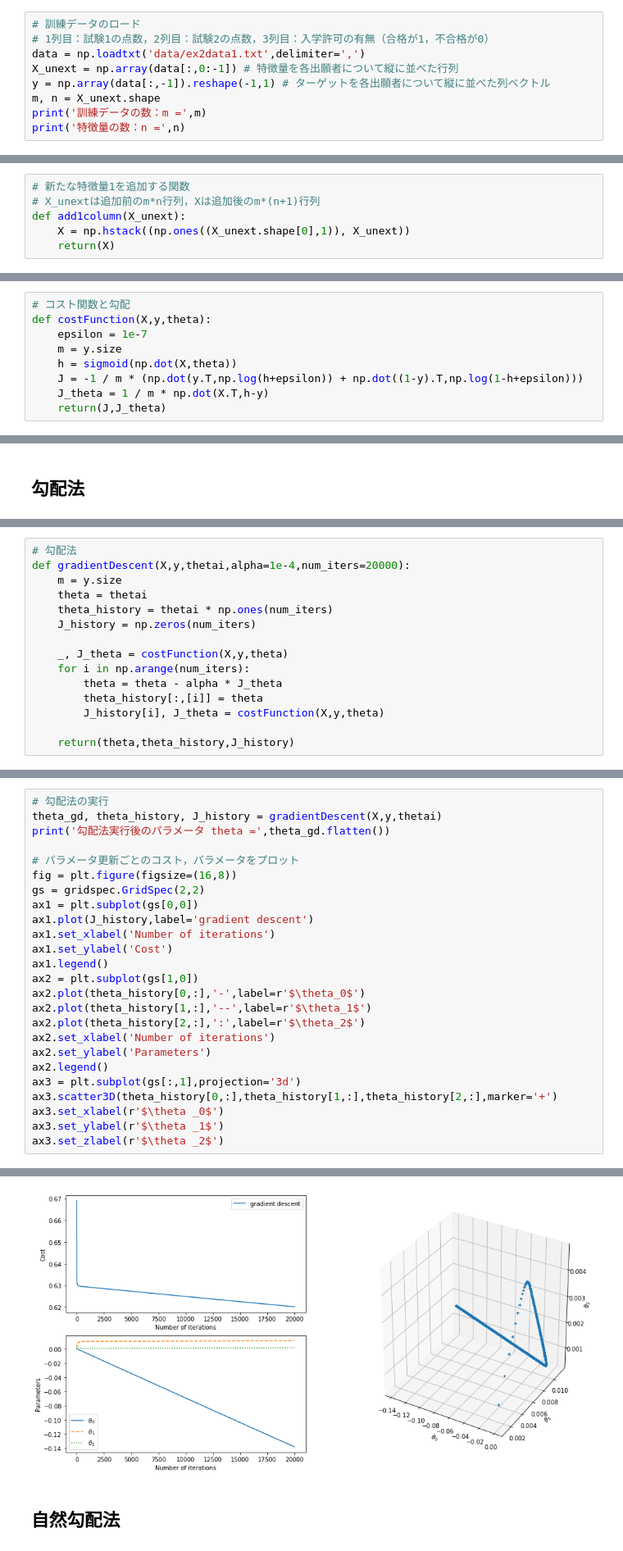
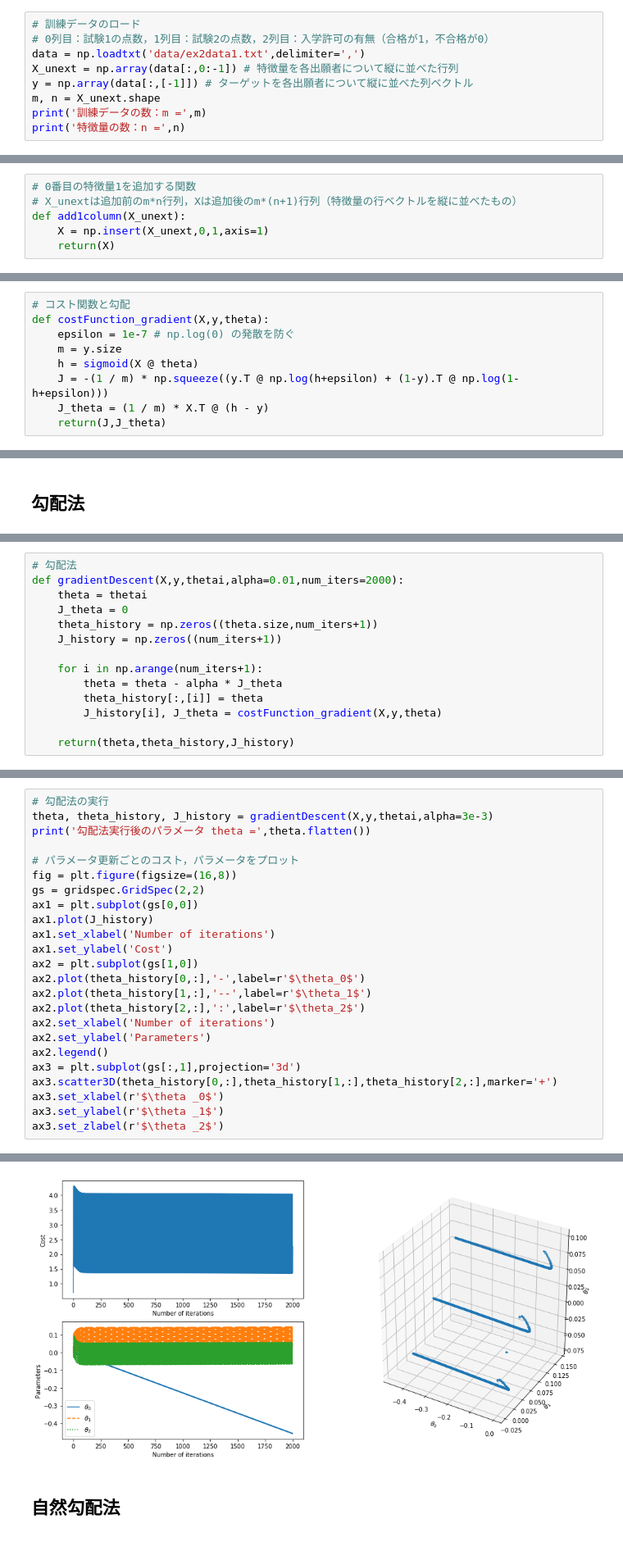
Before and after one commit to MCMXCIII-KVK/Coursera_Machine_Learning, a Jupyter notebook: exercises_python/ex2_1.ipynb, the cells around one changed output, grey strips where cells are left out. Shown at 82% size. Drawn from its saved outputs; the diff is of its cells as text.

```diff
--- a/exercises_python/ex2_1.ipynb
+++ b/exercises_python/ex2_1.ipynb
@@ -11,10 +11,10 @@ from mpl_toolkits.mplot3d import Axes3D
 import matplotlib.gridspec as gridspec
 # %%
 # 訓練データのロード
-# 1列目：試験1の点数，2列目：試験2の点数，3列目：入学許可の有無（合格が1，不合格が0）
+# 0列目：試験1の点数，1列目：試験2の点数，2列目：入学許可の有無（合格が1，不合格が0）
 data = np.loadtxt('data/ex2data1.txt',delimiter=',')
 X_unext = np.array(data[:,0:-1]) # 特徴量を各出願者について縦に並べた行列
-y = np.array(data[:,-1]).reshape(-1,1) # ターゲットを各出願者について縦に並べた列ベクトル
+y = np.array(data[:,[-1]]) # ターゲットを各出願者について縦に並べた列ベクトル
 m, n = X_unext.shape
 print('訓練データの数：m =',m)
 print('特徴量の数：n =',n)
@@ -57,8 +95,8 @@ $$
 # %%
-# 新たな特徴量1を追加する関数
-# X_unextは追加前のm*n行列，Xは追加後のm*(n+1)行列
+# 0番目の特徴量1を追加する関数
+# X_unextは追加前のm*n行列，Xは追加後のm*(n+1)行列（特徴量の行ベクトルを縦に並べたもの）
 def add1column(X_unext):
-    X = np.hstack((np.ones((X_unext.shape[0],1)), X_unext))
+    X = np.insert(X_unext,0,1,axis=1)
     return(X)
 # %%
 # 特徴量行列
@@ -70,12 +108,12 @@ def sigmoid(z):
     return(s)
 # %%
 # コスト関数と勾配
-def costFunction(X,y,theta):
-    epsilon = 1e-7
+def costFunction_gradient(X,y,theta):
+    epsilon = 1e-7 # np.log(0) の発散を防ぐ
     m = y.size
-    h = sigmoid(np.dot(X,theta))
-    J = -1 / m * (np.dot(y.T,np.log(h+epsilon)) + np.dot((1-y).T,np.log(1-h+epsilon)))
-    J_theta = 1 / m * np.dot(X.T,h-y)
+    h = sigmoid(X @ theta)
+    J = -(1 / m) * np.squeeze((y.T @ np.log(h+epsilon) + (1-y).T @ np.log(1-h+epsilon)))
+    J_theta = (1 / m) * X.T @ (h - y)
     return(J,J_theta)
 # %%
 # 初期パラメータでコスト関数を評価
@@ -95,15 +133,14 @@ $$
 # %%
 # 勾配法
-def gradientDescent(X,y,thetai,alpha=1e-4,num_iters=20000):
-    m = y.size
+def gradientDescent(X,y,thetai,alpha=0.01,num_iters=2000):
     theta = thetai
-    theta_history = thetai * np.ones(num_iters)
-    J_history = np.zeros(num_iters)
+    J_theta = 0
+    theta_history = np.zeros((theta.size,num_iters+1))
+    J_history = np.zeros((num_iters+1))
 
-    _, J_theta = costFunction(X,y,theta)
-    for i in np.arange(num_iters):
+    for i in np.arange(num_iters+1):
         theta = theta - alpha * J_theta
         theta_history[:,[i]] = theta
-        J_history[i], J_theta = costFunction(X,y,theta)
+        J_history[i], J_theta = costFunction_gradient(X,y,theta)
 
     return(theta,theta_history,J_history)
@@ -110,16 +180,15 @@ def gradientDescent(X,y,thetai,alpha=1e-4,num_iters=20000):
 # %%
 # 勾配法の実行
-theta_gd, theta_history, J_history = gradientDescent(X,y,thetai)
-print('勾配法実行後のパラメータ theta =',theta_gd.flatten())
+theta, theta_history, J_history = gradientDescent(X,y,thetai,alpha=3e-3)
+print('勾配法実行後のパラメータ theta =',theta.flatten())
 
 # パラメータ更新ごとのコスト，パラメータをプロット
 fig = plt.figure(figsize=(16,8))
 gs = gridspec.GridSpec(2,2)
 ax1 = plt.subplot(gs[0,0])
-ax1.plot(J_history,label='gradient descent')
+ax1.plot(J_history)
 ax1.set_xlabel('Number of iterations')
 ax1.set_ylabel('Cost')
-ax1.legend()
 ax2 = plt.subplot(gs[1,0])
 ax2.plot(theta_history[0,:],'-',label=r'$\theta_0$')
 ax2.plot(theta_history[1,:],'--',label=r'$\theta_1$')
@@ -137,4 +206,4 @@ ax3.set_zlabel(r'$\theta _2$')
 Text(0.5, 0, '$\\theta _2$')
-[figure, old version]
+[figure, new version]
 # %% [markdown]
 ## 自然勾配法
```
Also changed, not shown: parts of 48 cells of this notebook, 4 other files.
